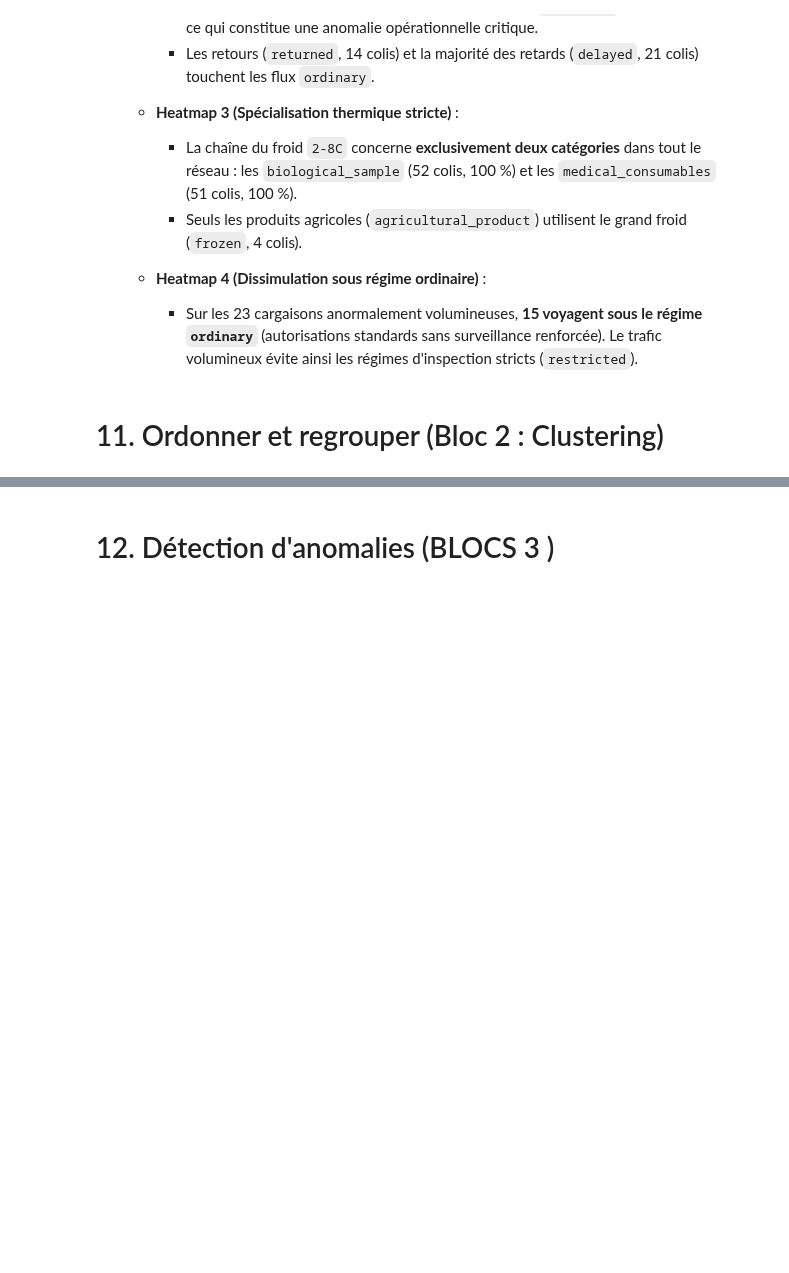
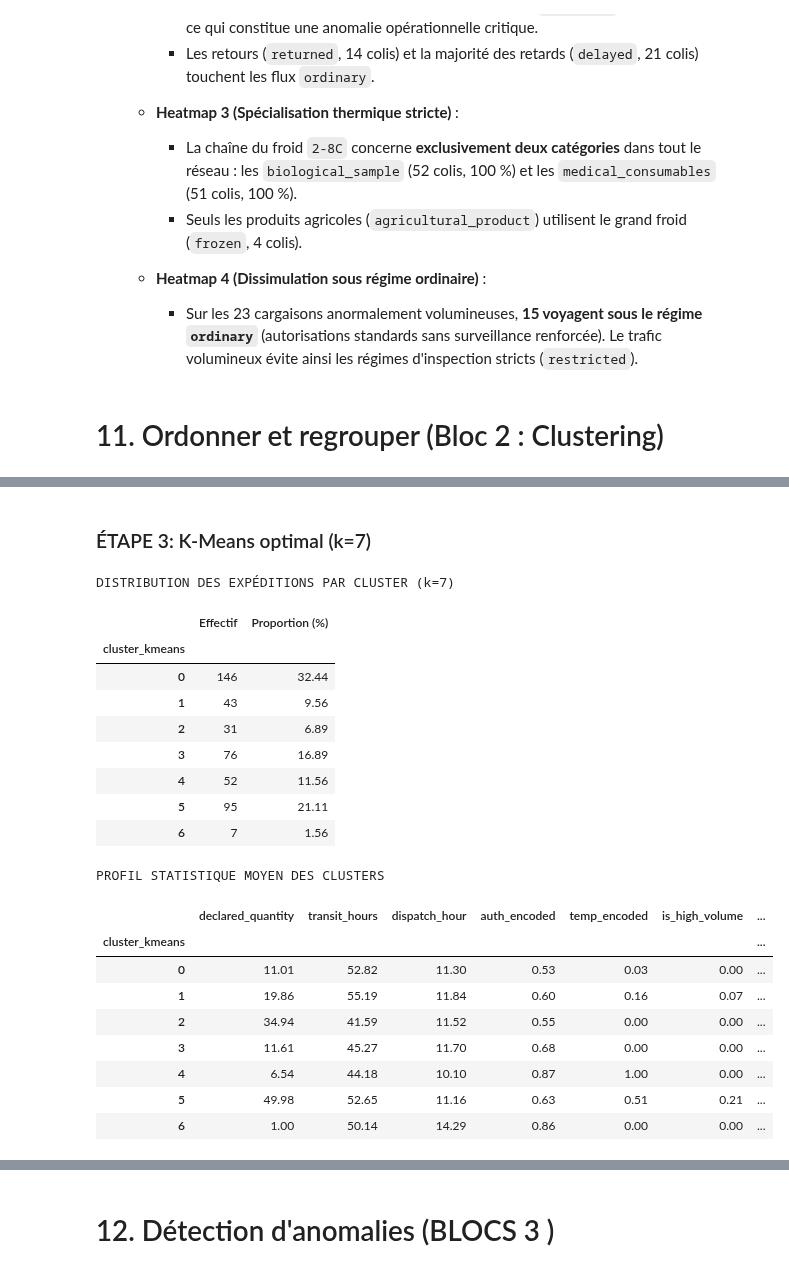
Before and after one commit to HananeDjouadi/G05-DataMining-2627, a Jupyter notebook: data/logistics/shipments.ipynb, the cells around one changed output, grey strips where cells are left out. Saved outputs shown, nothing was run; the diff lists cells and outputs as text; code cells hidden in the pictures; blank space fills up the shorter version.

```diff
--- a/data/logistics/shipments.ipynb
+++ b/data/logistics/shipments.ipynb
@@ -1074,0 +1157,57 @@ plt.show()
+# %% [markdown]
+### ÉTAPE 3: K-Means optimal (k=7)
+# %%
+# Choix de k optimal (observé au point d'inflexion / pic)
+optimal_k = 7
+
+kmeans = KMeans(n_clusters=optimal_k, random_state=42, n_init=10)
+clusters = kmeans.fit_predict(X_scaled)
+
+# Assignation aux deux DataFrames (sans rien écraser)
+df_analysis['cluster_kmeans'] = clusters
+df_encoded['cluster_kmeans'] = clusters
+
+print(f"DISTRIBUTION DES EXPÉDITIONS PAR CLUSTER (k={optimal_k})")
+dist_df = pd.DataFrame({
+    'Effectif': df_analysis['cluster_kmeans'].value_counts().sort_index(),
+    'Proportion (%)': (df_analysis['cluster_kmeans'].value_counts(normalize=True).sort_index() * 100).round(2)
+})
+display(dist_df)
+
+# Profilage statistique par cluster sur les variables clés
+features_profile = [
+    'declared_quantity',
+    'transit_hours',
+    'dispatch_hour',
+    'auth_encoded',
+    'temp_encoded',
+    'is_high_volume',
+    'is_cold_chain',
+    'is_emergency',
+    'is_incident'
+]
+
+print("\nPROFIL STATISTIQUE MOYEN DES CLUSTERS")
+profiling = df_analysis.groupby('cluster_kmeans')[features_profile].mean().round(2)
+display(profiling)
+# %% [output]
+DISTRIBUTION DES EXPÉDITIONS PAR CLUSTER (k=7)
+|  | Effectif | Proportion (%) |
+| cluster_kmeans |  |  |
+| 0 | 146 | 32.44 |
+| 1 | 43 | 9.56 |
+| 2 | 31 | 6.89 |
+| 3 | 76 | 16.89 |
+| 4 | 52 | 11.56 |
+| 5 | 95 | 21.11 |
+| 6 | 7 | 1.56 |
+PROFIL STATISTIQUE MOYEN DES CLUSTERS
+|  | declared_quantity | transit_hours | dispatch_hour | auth_encoded | temp_encoded | is_high_volume | ... |
+| cluster_kmeans |  |  |  |  |  |  | ... |
+| 0 | 11.01 | 52.82 | 11.30 | 0.53 | 0.03 | 0.00 | ... |
+| 1 | 19.86 | 55.19 | 11.84 | 0.60 | 0.16 | 0.07 | ... |
+| 2 | 34.94 | 41.59 | 11.52 | 0.55 | 0.00 | 0.00 | ... |
+| 3 | 11.61 | 45.27 | 11.70 | 0.68 | 0.00 | 0.00 | ... |
+| 4 | 6.54 | 44.18 | 10.10 | 0.87 | 1.00 | 0.00 | ... |
+| 5 | 49.98 | 52.65 | 11.16 | 0.63 | 0.51 | 0.21 | ... |
+| 6 | 1.00 | 50.14 | 14.29 | 0.86 | 0.00 | 0.00 | ... |
```
Also changed, not shown: parts of 10 cells of this notebook.
